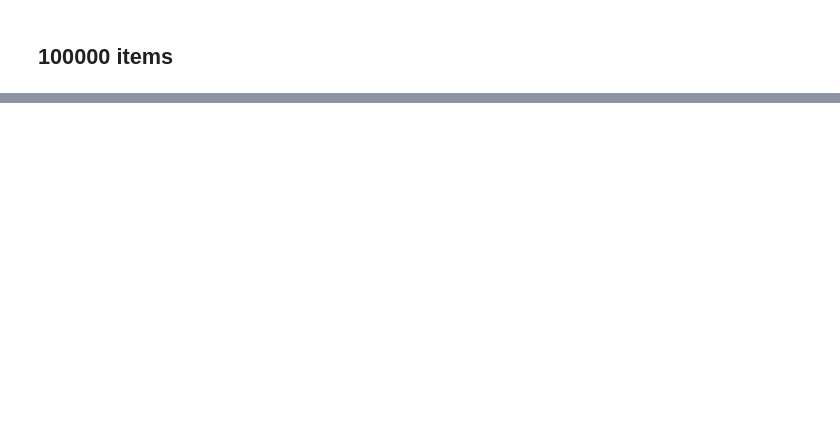
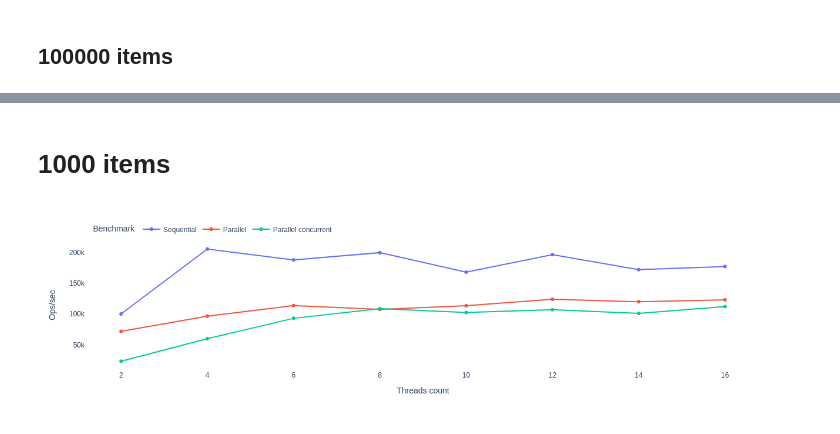
Before and after one commit to daniellas/speed-of-stream, a Jupyter notebook: jupyterlab/results_pops.ipynb, the cells around one changed output, grey strips where cells are left out. Saved outputs shown, nothing was run; the diff lists cells and outputs as text; code cells hidden in the pictures; blank space fills up the shorter version.

```diff
--- a/jupyterlab/results_pops.ipynb
+++ b/jupyterlab/results_pops.ipynb
@@ -79,0 +83,13 @@ chart
+# %%
+benchmark = 'benchmark-threads-streams-group'
+scores = load_results(
+    profile,
+    [
+        f'{benchmark}-sequential',
+        f'{benchmark}-parallel',
+        f'{benchmark}-parallel-concurrent'
+    ])
+scores.loc[scores['benchmark']=='SequentialGroupBenchmark','benchmark'] = 'Sequential'
+scores.loc[scores['benchmark']=='ParallelGroupBenchmark','benchmark'] = 'Parallel'
+scores.loc[scores['benchmark']=='ParallelGroupConcurrentBenchmark','benchmark'] = 'Parallel concurrent'
+scores
@@ -79,0 +114,9 @@ chart
+# %% [markdown]
+# 1000 items
+# %%
+items = 1000
+chart = create_chart(scores.loc[scores['size']==items])
+write_chart(chart,profile,f'{benchmark}-{items}')
+chart
+# %% [output]
+[figure, added]
```
Also changed, not shown: parts of 13 cells of this notebook, 18 other files.
